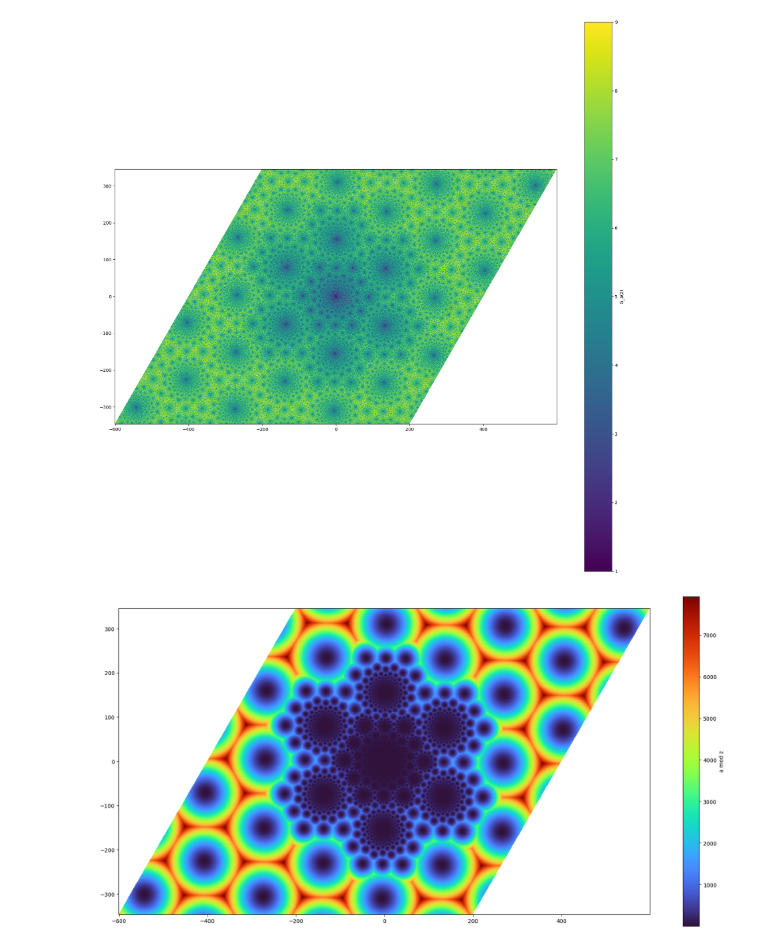
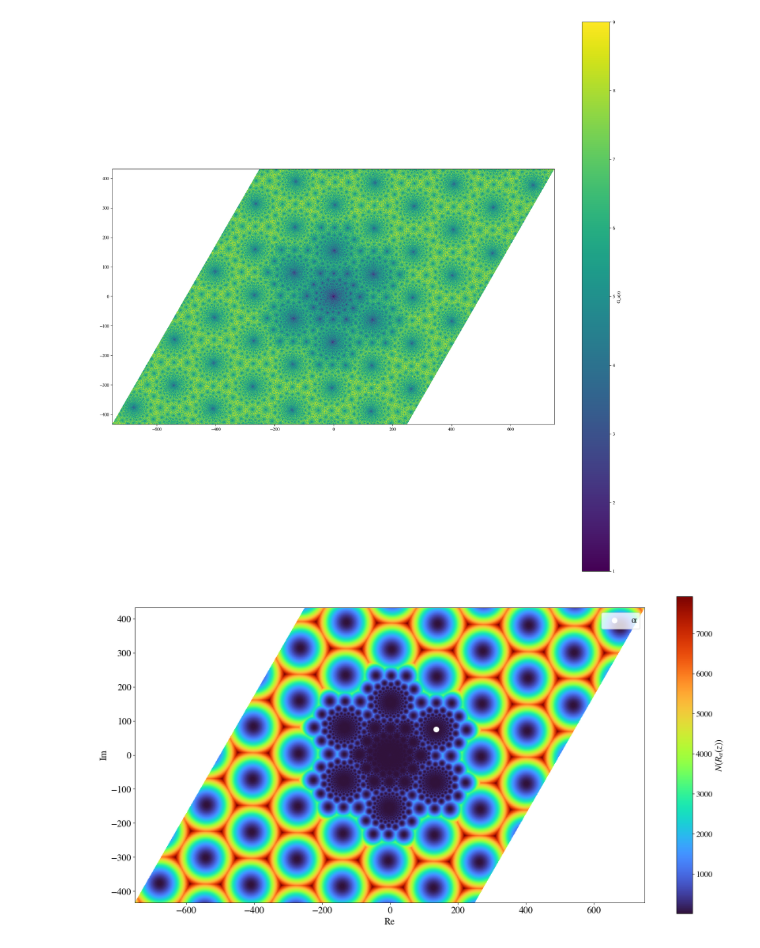
Before and after one commit to alextcup/MATH-3030-Project1, a Jupyter notebook: code/imaginary_quadratic_integers.ipynb, the cells around one changed output. Cells and saved outputs as stored; diff of their text form; code cells hidden in the pictures.

```diff
--- a/code/imaginary_quadratic_integers.ipynb
+++ b/code/imaginary_quadratic_integers.ipynb
@@ -6,3 +8,8 @@ from matplotlib.colors import LogNorm
+# %%
+mpl.rcParams.update({
+    "font.family": "STIXGeneral",
+    "mathtext.fontset": "stix",
+})
 # %%
 D = 3
 # %%
@@ -122,7 +129,7 @@ def gauss_gcd(a, b, i=1):
 # %%
 a = QInt(92, 87)
 
-grid_size = 400
+grid_size = 500
 dividends = [QInt(x, y) for x in range(-grid_size, grid_size) for y in range(-grid_size, grid_size)]
 # %%
 steps = []
@@ -132,7 +139,7 @@ for b in dividends:
     steps.append(1)
     remainders.append(0)
     continue
-  _, s, r0 = gauss_gcd(a, b, i=2)
+  _, s, r0 = gauss_gcd(a, b, i=1)
   steps.append(s)
   # c_norm = abs(complex(r0))
   # remainders.append(c_norm)
@@ -238,7 +262,7 @@ cbar.set_label("G_a(z)")
 
 plt.show()
 # %% [output]
-[figure, old version]
+[figure, new version]
 # %%
 fig, ax = plt.subplots(figsize=(22, 22))
 
@@ -264,55 +288,74 @@ cf = ax.pcolormesh(
 
 cf.cmap.set_bad(color='#321543')
 
-# for assoc in assocs:
-#     as_x, as_y = embed(assoc.real(), assoc.imag())
-#     ax.scatter(as_x, as_y, color='red', zorder=5)
+root_grid = 1
 
-# b_lines = boundary_lines(D)
+as_x, as_y = embed(a.real(), a.imag())
+# for b in [QInt(x, y) for x in range(-root_grid, root_grid+1) for y in range(-root_grid, root_grid+1)]:
+#     for g1 in [QInt(x, y) for x in range(-4, 5) for y in range(-4, 5)]:
+#         if (QInt(1,0)+b*g1).norm() != 0 and b.norm() != 0:
+#             q = a*g1 / (QInt(1,0)+b*g1)
+#             qx, qy = q.coords()
+
+#             ax.scatter(qx, qy, s=25, color='white', zorder=5)
+ax.scatter(as_x, as_y, s=100, color='white', zorder=5, label='α')
+
+b_lines = boundary_lines(D)
 # for (m1, m2, c1, c2) in b_lines:
 #     circ_lines(a, m1, m2, c1, c2)
 
-b_lines = boundary_lines(D)
-
-# for k in [-5,-4,-3, 2, 3]:
+# for k in range(-3, 4):
 #     for (m1, m2, c1, c2) in b_lines:
 #         if abs(c1) == 0.5:
-#             circ_lines2(a, m1, m2, c1+k, c2)
+#             fd_lines(a, m1, m2, c1+k, c2)
 #         elif abs(c2) == 0.5:
-#             circ_lines2(a, m1, m2, c1, c2+k)
+#             fd_lines(a, m1, m2, c1, c2+k)
+
+# for k in range(-3, 4):
+#     for (m1, m2, c1, c2) in b_lines:
+#         if abs(c1) == 0.5:
+#             circ_lines(a, m1, m2, c1+k, c2)
+#         elif abs(c2) == 0.5:
+#             circ_lines(a, m1, m2, c1, c2+k)
 
 # for k in [-5,-4,-3, 2, 3]:
 #     q = QInt(1, )
 #     for (m1, m2, c1, c2) in b_lines:
 #         if abs(c1) == 0.5:
 #             circ_lines2(a, m1, m2, c1+k, c2, q)
 #         elif abs(c2) == 0.5:
 #             circ_lines2(a, m1, m2, c1, c2+k, q)
 
 
 # for (m1, m2, c1, c2) in b_lines:
 #     # circ_lines2(a, m1, m2, c1, c2, q=QInt(1, 0))
 #     circ_lines2(a, 0, 1, 1.5, 0)
 
 
 # for k in [-3,-2,-1,0,1, 2, 3]:
 #     for i in [1]:
 #         q1 = G(i, 0)
 #         q2 = G(-i, 0)
 #         q1, q2 = complex(q1), complex(q2)
 #         circ_lines2(0, 1, k+0.5, 0, q1)
 #         circ_lines2(0, 1, k+0.5, 0, q2)
 
 ax.set_aspect('equal')
+ax.set_xlabel("Re", fontsize=18)
+ax.set_ylabel("Im", fontsize=18)
+ax.tick_params(axis='both', which='major', labelsize=18)
 
 cbar = plt.colorbar(cf, shrink=0.5)
-cbar.set_label("a mod z")
+cbar.set_label("$N(R_α(z))$", fontsize=18)
+cbar.ax.tick_params(labelsize=16)
 
-# plt.savefig('gaussr2circ.png')
+plt.legend(fontsize=18)
+
+plt.savefig('gaussr1plain.png')
 
 plt.show()
 # %% [output]
-[figure, old version]
+[figure, new version]
 # %%
 fig, ax = plt.subplots(figsize=(16, 16))
 
```
Also changed, not shown: parts of 5 cells of this notebook, 13 other files.
